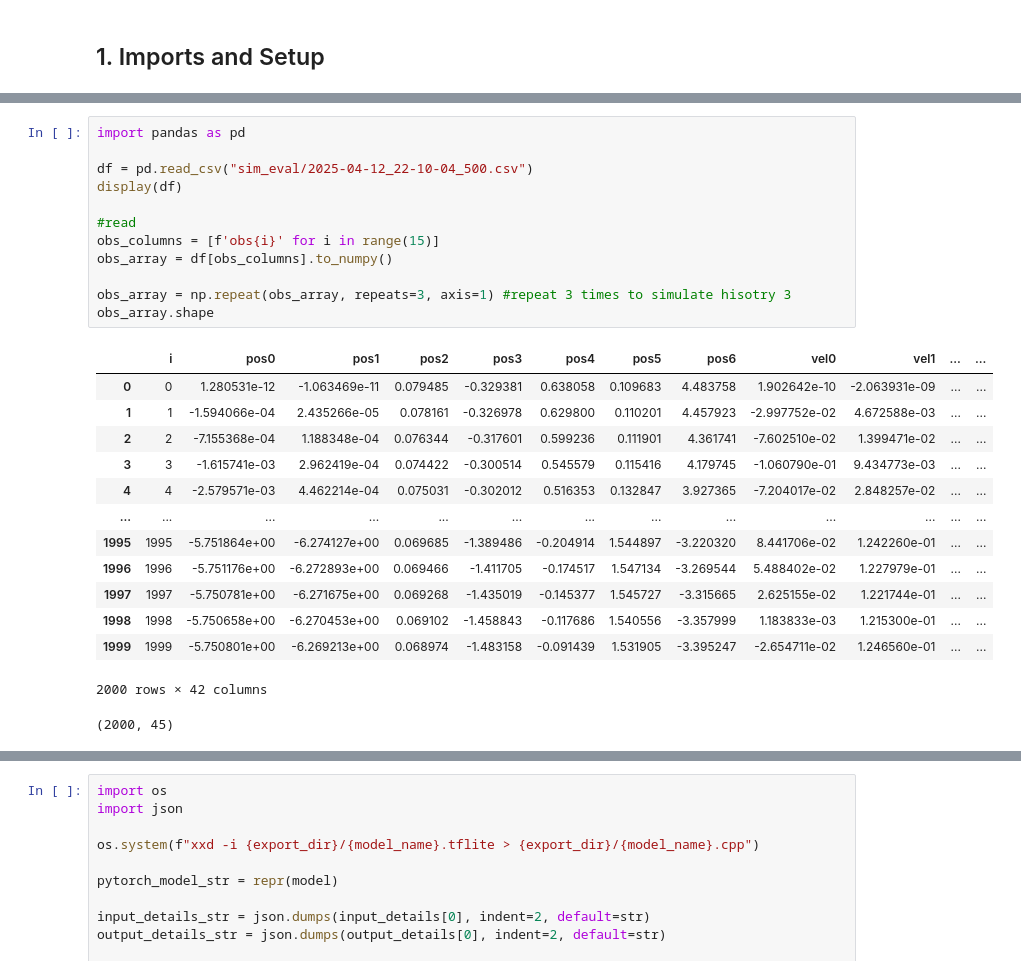
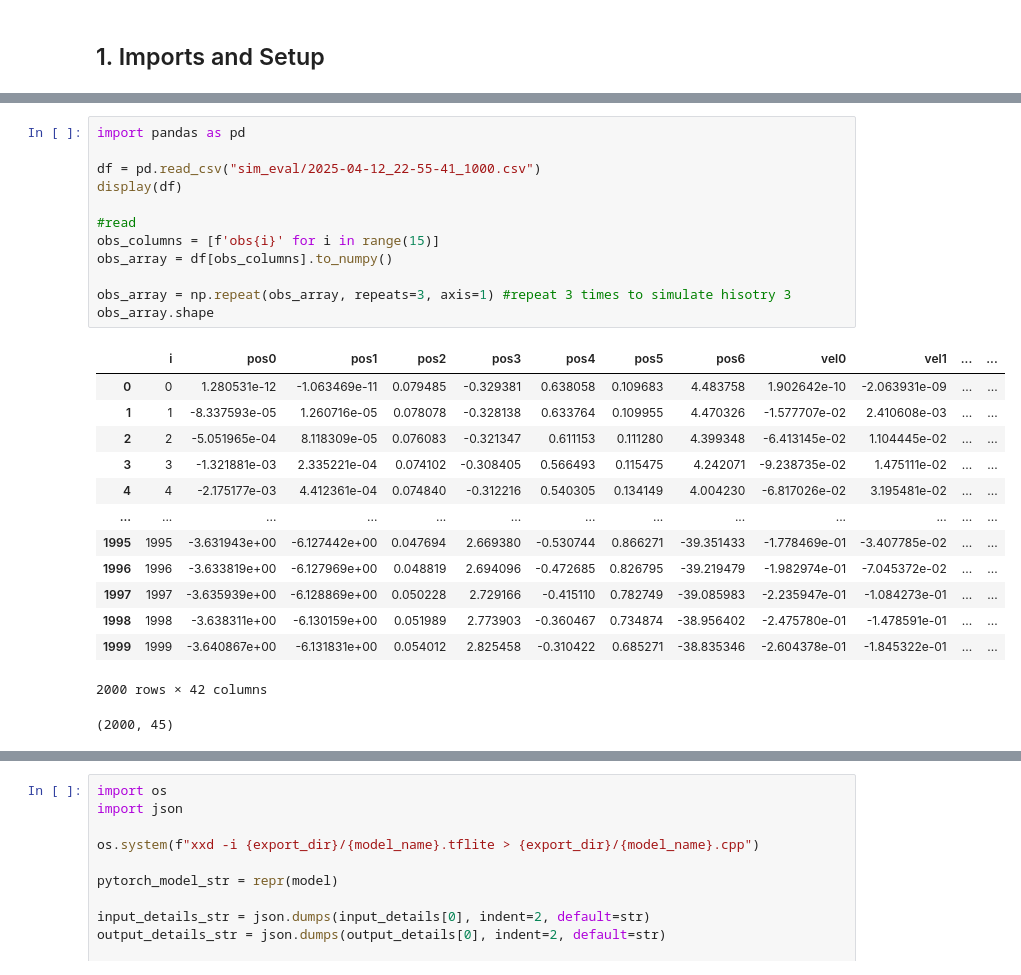
Before and after one commit to NovelMobileRobotsLab/rock, a Jupyter notebook: embedded/rock2_fw/trained_models/to_tflite.ipynb, the cells around one changed output, grey strips where cells are left out. Cells and saved outputs as stored; diff of their text form.

```diff
--- a/embedded/rock2_fw/trained_models/to_tflite.ipynb
+++ b/embedded/rock2_fw/trained_models/to_tflite.ipynb
@@ -250,28 +250,28 @@ INFO:tensorflow:Assets written to: ./export/model_56_38_500_keras/assets
 # %%
 import pandas as pd
 
-df = pd.read_csv("sim_eval/2025-04-12_22-10-04_500.csv")
+df = pd.read_csv("sim_eval/2025-04-12_22-55-41_1000.csv")
 display(df)
 
 #read
 obs_columns = [f'obs{i}' for i in range(15)]
 obs_array = df[obs_columns].to_numpy()
 
 obs_array = np.repeat(obs_array, repeats=3, axis=1) #repeat 3 times to simulate hisotry 3
 obs_array.shape
 # %% [output]
 |  | i | pos0 | pos1 | pos2 | pos3 | pos4 | pos5 | pos6 | vel0 | vel1 | ... | ... |
 | 0 | 0 | 1.280531e-12 | -1.063469e-11 | 0.079485 | -0.329381 | 0.638058 | 0.109683 | 4.483758 | 1.902642e-10 | -2.063931e-09 | ... | ... |
-| 1 | 1 | -1.594066e-04 | 2.435266e-05 | 0.078161 | -0.326978 | 0.629800 | 0.110201 | 4.457923 | -2.997752e-02 | 4.672588e-03 | ... | ... |
-| 2 | 2 | -7.155368e-04 | 1.188348e-04 | 0.076344 | -0.317601 | 0.599236 | 0.111901 | 4.361741 | -7.602510e-02 | 1.399471e-02 | ... | ... |
-| 3 | 3 | -1.615741e-03 | 2.962419e-04 | 0.074422 | -0.300514 | 0.545579 | 0.115416 | 4.179745 | -1.060790e-01 | 9.434773e-03 | ... | ... |
-| 4 | 4 | -2.579571e-03 | 4.462214e-04 | 0.075031 | -0.302012 | 0.516353 | 0.132847 | 3.927365 | -7.204017e-02 | 2.848257e-02 | ... | ... |
+| 1 | 1 | -8.337593e-05 | 1.260716e-05 | 0.078078 | -0.328138 | 0.633764 | 0.109955 | 4.470326 | -1.577707e-02 | 2.410608e-03 | ... | ... |
+| 2 | 2 | -5.051965e-04 | 8.118309e-05 | 0.076083 | -0.321347 | 0.611153 | 0.111280 | 4.399348 | -6.413145e-02 | 1.104445e-02 | ... | ... |
+| 3 | 3 | -1.321881e-03 | 2.335221e-04 | 0.074102 | -0.308405 | 0.566493 | 0.115475 | 4.242071 | -9.238735e-02 | 1.475111e-02 | ... | ... |
+| 4 | 4 | -2.175177e-03 | 4.412361e-04 | 0.074840 | -0.312216 | 0.540305 | 0.134149 | 4.004230 | -6.817026e-02 | 3.195481e-02 | ... | ... |
 | ... | ... | ... | ... | ... | ... | ... | ... | ... | ... | ... | ... | ... |
-| 1995 | 1995 | -5.751864e+00 | -6.274127e+00 | 0.069685 | -1.389486 | -0.204914 | 1.544897 | -3.220320 | 8.441706e-02 | 1.242260e-01 | ... | ... |
-| 1996 | 1996 | -5.751176e+00 | -6.272893e+00 | 0.069466 | -1.411705 | -0.174517 | 1.547134 | -3.269544 | 5.488402e-02 | 1.227979e-01 | ... | ... |
-| 1997 | 1997 | -5.750781e+00 | -6.271675e+00 | 0.069268 | -1.435019 | -0.145377 | 1.545727 | -3.315665 | 2.625155e-02 | 1.221744e-01 | ... | ... |
-| 1998 | 1998 | -5.750658e+00 | -6.270453e+00 | 0.069102 | -1.458843 | -0.117686 | 1.540556 | -3.357999 | 1.183833e-03 | 1.215300e-01 | ... | ... |
-| 1999 | 1999 | -5.750801e+00 | -6.269213e+00 | 0.068974 | -1.483158 | -0.091439 | 1.531905 | -3.395247 | -2.654711e-02 | 1.246560e-01 | ... | ... |
+| 1995 | 1995 | -3.631943e+00 | -6.127442e+00 | 0.047694 | 2.669380 | -0.530744 | 0.866271 | -39.351433 | -1.778469e-01 | -3.407785e-02 | ... | ... |
+| 1996 | 1996 | -3.633819e+00 | -6.127969e+00 | 0.048819 | 2.694096 | -0.472685 | 0.826795 | -39.219479 | -1.982974e-01 | -7.045372e-02 | ... | ... |
+| 1997 | 1997 | -3.635939e+00 | -6.128869e+00 | 0.050228 | 2.729166 | -0.415110 | 0.782749 | -39.085983 | -2.235947e-01 | -1.084273e-01 | ... | ... |
+| 1998 | 1998 | -3.638311e+00 | -6.130159e+00 | 0.051989 | 2.773903 | -0.360467 | 0.734874 | -38.956402 | -2.475780e-01 | -1.478591e-01 | ... | ... |
+| 1999 | 1999 | -3.640867e+00 | -6.131831e+00 | 0.054012 | 2.825458 | -0.310422 | 0.685271 | -38.835346 | -2.604378e-01 | -1.845322e-01 | ... | ... |
 2000 rows × 42 columns
 (2000, 45)
 # %%
```
Also changed, not shown: parts of 15 cells of this notebook, 25 other files.
